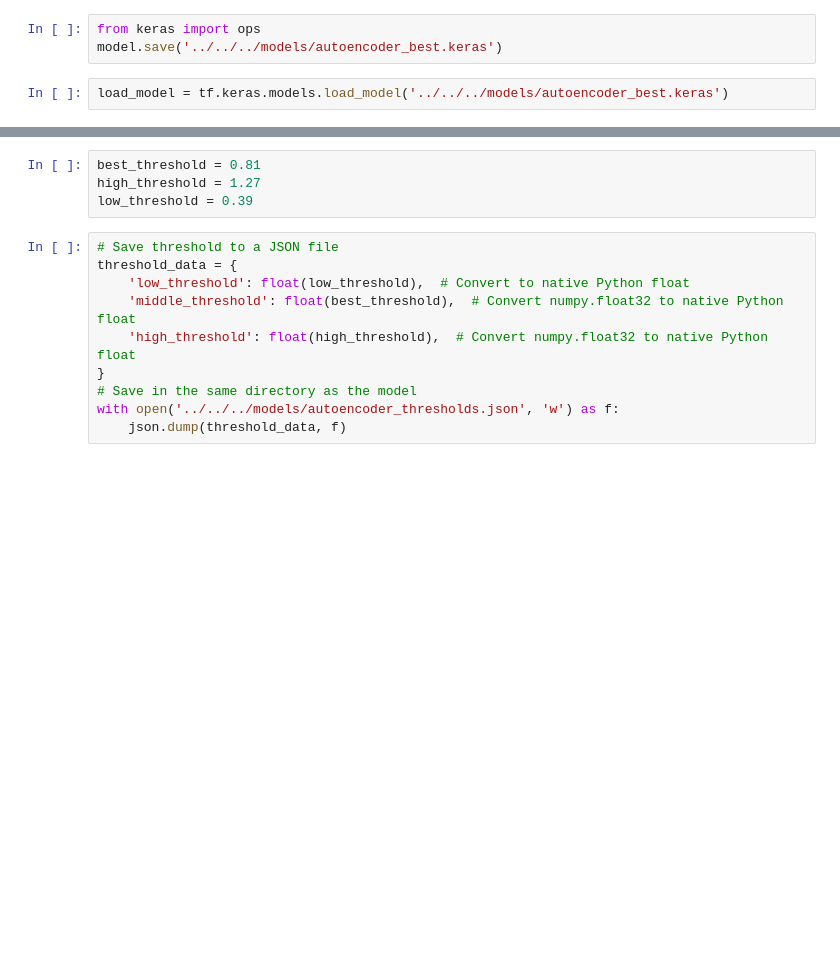
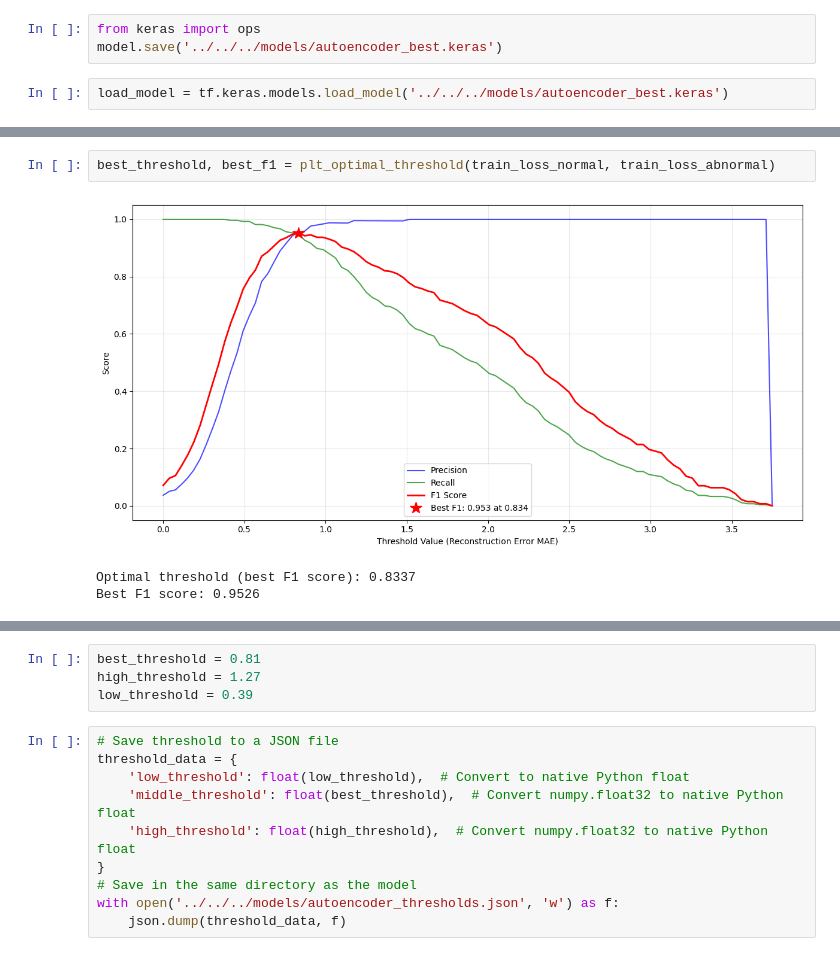
Before and after one commit to Ziyi-star/Bachelor-Project, a Jupyter notebook: notebooks/handlebar/Autoencoder/Autoencoder_Handlebar_Best_Training.ipynb, the cells around one changed output, grey strips where cells are left out. Cells and saved outputs as stored; diff of their text form; blank space fills up the shorter version.

```diff
--- a/notebooks/handlebar/Autoencoder/Autoencoder_Handlebar_Best_Training.ipynb
+++ b/notebooks/handlebar/Autoencoder/Autoencoder_Handlebar_Best_Training.ipynb
@@ -220,3 +219,9 @@ plt.show()
+# %%
+best_threshold, best_f1 = plt_optimal_threshold(train_loss_normal, train_loss_abnormal)
+# %% [output]
+[figure, added]
+Optimal threshold (best F1 score): 0.8337
+Best F1 score: 0.9526
 # %%
 # Calculate thresholds
 high_threshold = np.percentile(train_loss_normal, 99.99)  # Loose threshold (99th percentile)
```
Also changed, not shown: parts of 11 cells of this notebook, 15 other files.
